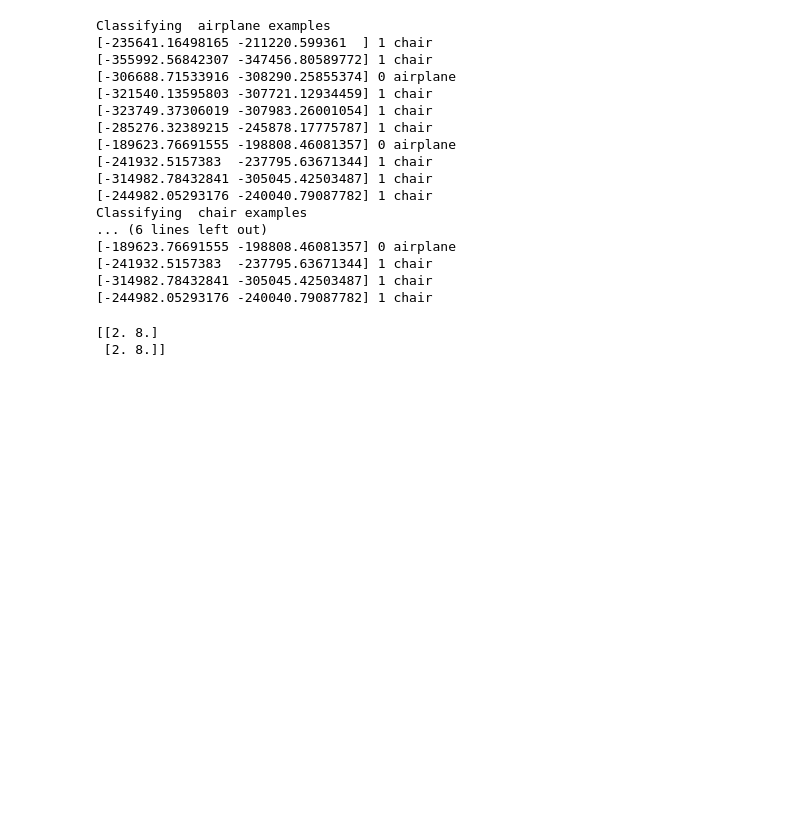
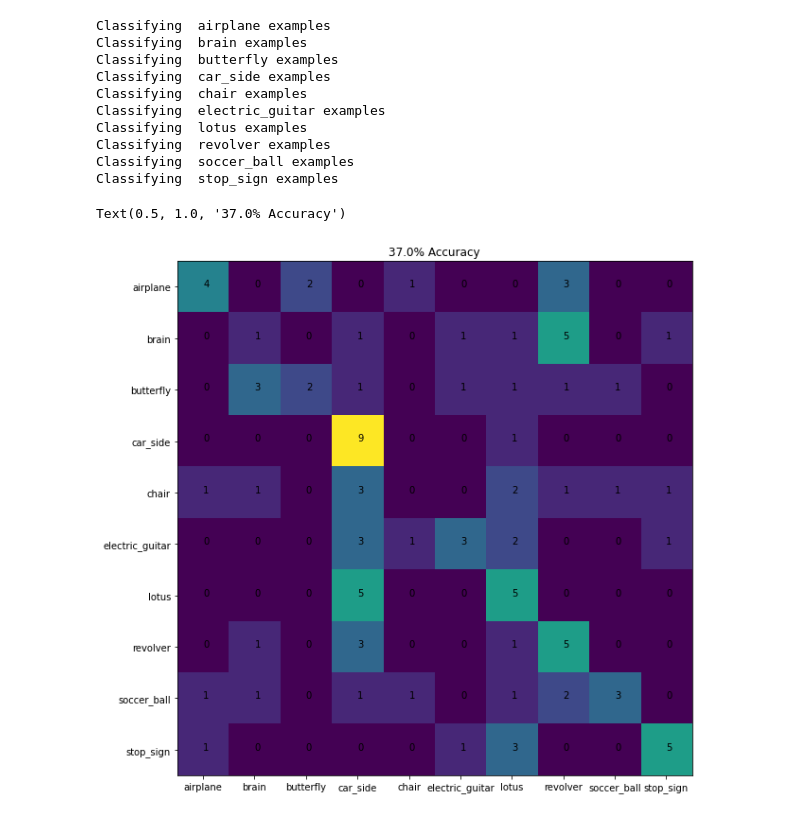
Before and after one commit to Ursinus-CS477-F2021/VisualBOW, a Jupyter notebook: ImageBOW.ipynb, the cells around one changed output. Saved outputs shown, nothing was run; the diff lists cells and outputs as text; code cells hidden in the pictures; blank space fills up the shorter version.

```diff
--- a/ImageBOW.ipynb
+++ b/ImageBOW.ipynb
@@ -122,36 +139,38 @@ chair
 # %%
-confusion = np.zeros((len(classes), len(classes)))
+confusion = np.zeros((len(classes), len(classes)), dtype=int)
 for i, cgt in enumerate(classes):
     print("Classifying ", cgt, "examples")
     for k in range(51, 61):
-        hist = get_image_bow_histogram("images/{}/image_{:04d}.jpg".format(c, k), kmeans)
+        hist = get_image_bow_histogram("images/{}/image_{:04d}.jpg".format(cgt, k), kmeans)
         # Now try to classify this with each model
         likelihoods = np.zeros(len(classes))
         for j, classj in enumerate(classes):
             model = models[classj]
             likelihoods[j] = np.sum(model*hist)
-        print(likelihoods, np.argmax(likelihoods), classes[np.argmax(likelihoods)])
         confusion[i, np.argmax(likelihoods)] += 1
 # %% [output]
 Classifying  airplane examples
-[-235641.16498165 -211220.599361  ] 1 chair
-[-355992.56842307 -347456.80589772] 1 chair
-[-306688.71533916 -308290.25855374] 0 airplane
-[-321540.13595803 -307721.12934459] 1 chair
-[-323749.37306019 -307983.26001054] 1 chair
-[-285276.32389215 -245878.17775787] 1 chair
-[-189623.76691555 -198808.46081357] 0 airplane
-[-241932.5157383  -237795.63671344] 1 chair
-[-314982.78432841 -305045.42503487] 1 chair
-[-244982.05293176 -240040.79087782] 1 chair
+Classifying  brain examples
+Classifying  butterfly examples
+Classifying  car_side examples
 Classifying  chair examples
-... (6 lines left out)
-[-189623.76691555 -198808.46081357] 0 airplane
-[-241932.5157383  -237795.63671344] 1 chair
-[-314982.78432841 -305045.42503487] 1 chair
-[-244982.05293176 -240040.79087782] 1 chair
+Classifying  electric_guitar examples
+Classifying  lotus examples
+Classifying  revolver examples
+Classifying  soccer_ball examples
+Classifying  stop_sign examples
 # %%
-print(confusion)
+accuracy = np.sum(np.diag(confusion))/np.sum(confusion)
+
+plt.figure(figsize=(10, 10))
+N = len(classes)
+plt.imshow(confusion)
+for i in range(N):
+    for j in range(N):
+        plt.text(j, i, "{}".format(confusion[i,j]))
+plt.xticks(np.arange(N), classes)
+plt.yticks(np.arange(N), classes)
+plt.title("{}% Accuracy".format(np.round(100*accuracy)))
 # %% [output]
-[[2. 8.]
- [2. 8.]]
+Text(0.5, 1.0, '37.0% Accuracy')
+[figure, added]
```
Also changed, not shown: parts of 4 cells of this notebook.
